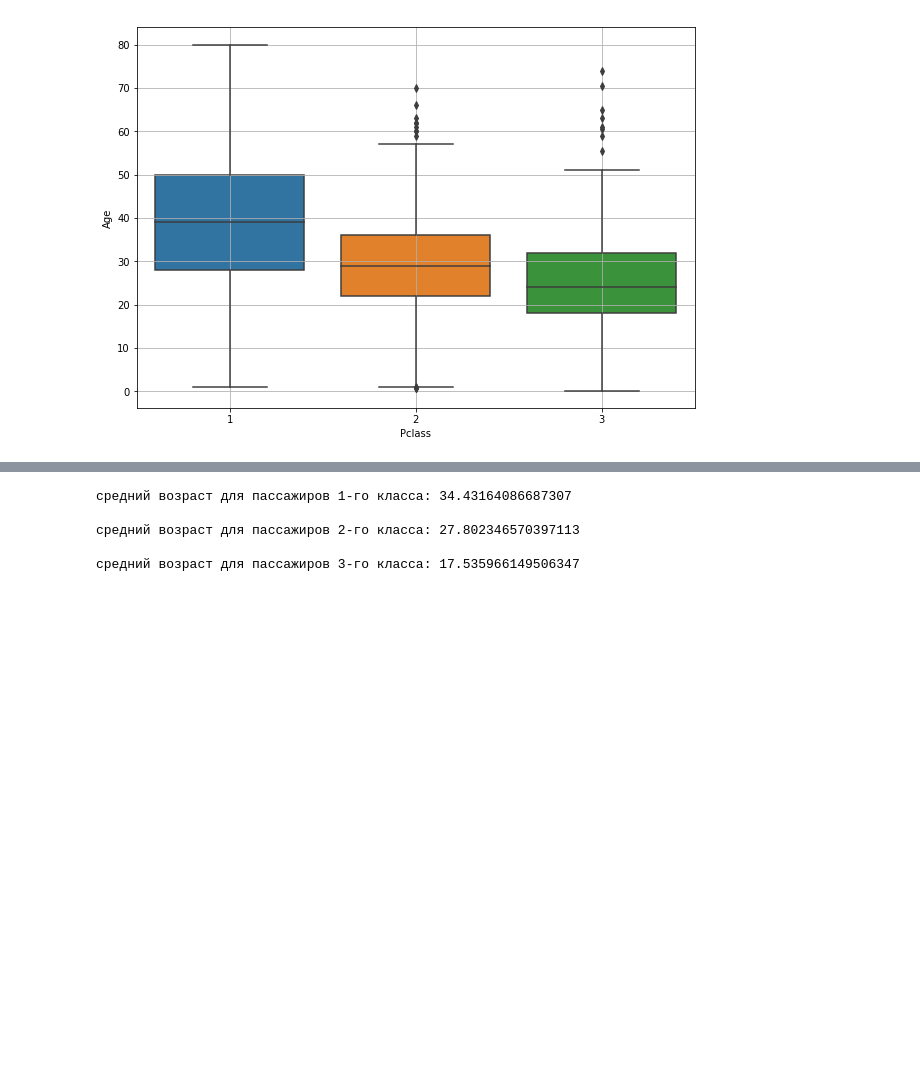
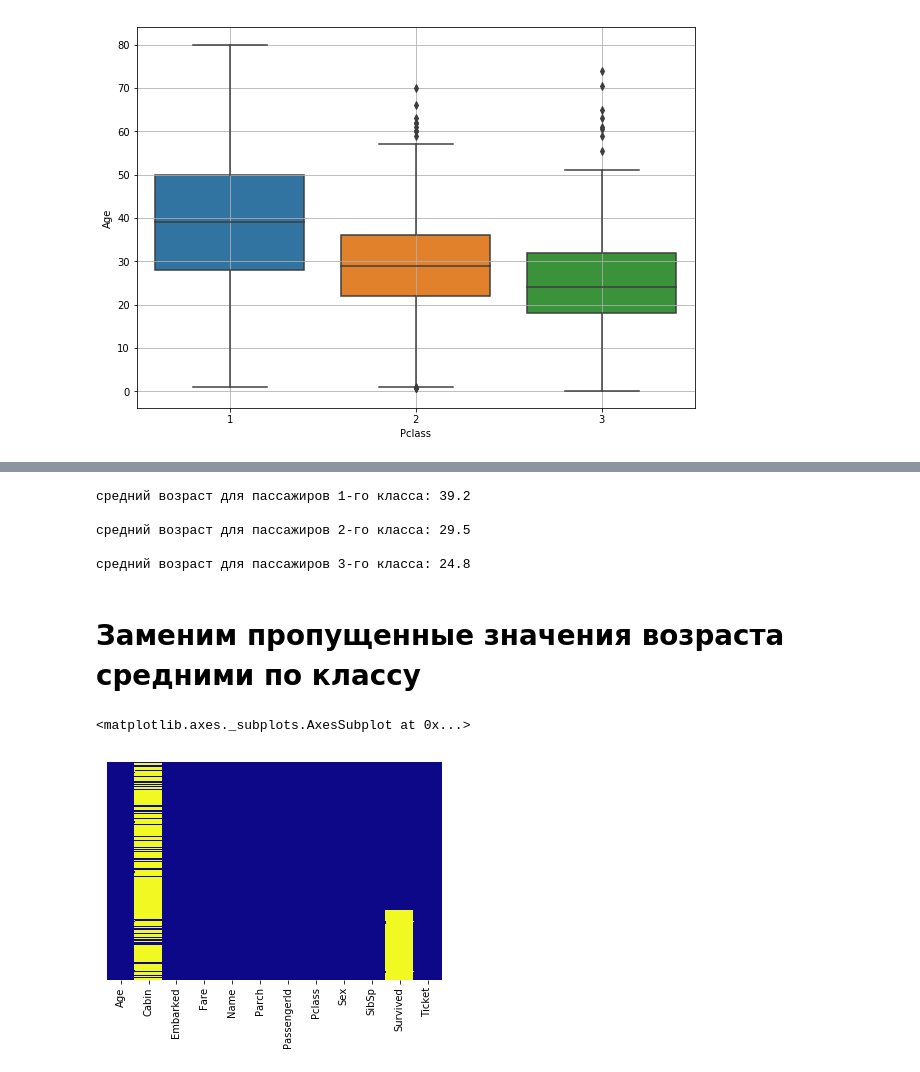
Before and after one commit to DmKuzin/kaggle_titanic, a Jupyter notebook: Titanic2.ipynb, the cells around one changed output, grey strips where cells are left out. Drawn from its saved outputs; the diff is of its cells as text; code cells hidden in the pictures; blank space fills up the shorter version.

Commit message:
сделана замена пропущенных значений возраста пассажиров на средний возраст по классу каюты

```diff
--- a/Titanic2.ipynb
+++ b/Titanic2.ipynb
@@ -126,18 +128,49 @@ plt.grid()
+# %%
+def non_null_val(arr):
+    res = []
+    for val in arr:
+        if val!=0:
+            res.append(val)
+    return res
 # %%
-sum_1 = np.sum((all_data.Pclass==1)*all_data.Age)
-lenght = np.sum(all_data.Pclass==1)
-print('средний возраст для пассажиров 1-го класса:', sum_1/lenght)
+age_pclass1 = (all_data.Pclass==1)*all_data.Age.fillna(0)
+mean_age_pclass1 = np.mean(non_null_val(age_pclass1))
+mean_age_pclass1 = mean_age_pclass1.round(1)
 
-sum_2 = np.sum((all_data.Pclass==2)*all_data.Age)
-lenght = np.sum(all_data.Pclass==2)
-print('\nсредний возраст для пассажиров 2-го класса:', sum_2/lenght)
+print('средний возраст для пассажиров 1-го класса:', mean_age_pclass1)
 
-sum_3 = np.sum((all_data.Pclass==3)*all_data.Age.fillna(0))
-lenght = np.sum(all_data.Pclass==3)
-print('\nсредний возраст для пассажиров 3-го класса:', sum_3/lenght)
+age_pclass2 = (all_data.Pclass==2)*all_data.Age.fillna(0)
+mean_age_pclass2 = np.mean(non_null_val(age_pclass2))
+mean_age_pclass2 = mean_age_pclass2.round(1)
+
+print('\nсредний возраст для пассажиров 2-го класса:', mean_age_pclass2)
+
+age_pclass3 = (all_data.Pclass==3)*all_data.Age.fillna(0)
+mean_age_pclass3 = np.mean(non_null_val(age_pclass3))
+mean_age_pclass3 = mean_age_pclass3.round(1)
+
+print('\nсредний возраст для пассажиров 3-го класса:', mean_age_pclass3)
 # %% [output]
-средний возраст для пассажиров 1-го класса: 34.43164086687307
+средний возраст для пассажиров 1-го класса: 39.2
 
-средний возраст для пассажиров 2-го класса: 27.802346570397113
+средний возраст для пассажиров 2-го класса: 29.5
 
-средний возраст для пассажиров 3-го класса: 17.535966149506347
+средний возраст для пассажиров 3-го класса: 24.8
+# %%
+# сделаем словарь класс - средний возраст
+pclass_age = {1: mean_age_pclass1,
+              2: mean_age_pclass2,
+              3: mean_age_pclass3}
+# %% [markdown]
+# Заменим пропущенные значения возраста средними по классу
+# %%
+count = 0
+for age, pclass in zip(all_data['Age'], all_data['Pclass']):
+    if pd.isna(age):
+        all_data['Age'][count] = pclass_age[pclass]
+    count +=1
+# %%
+sns.heatmap(all_data.isna(),yticklabels=False,cbar=False, cmap='plasma')
+# %% [output]
+<matplotlib.axes._subplots.AxesSubplot at 0x...>
+[figure, added]
```
Also changed, not shown: parts of 4 cells of this notebook.
